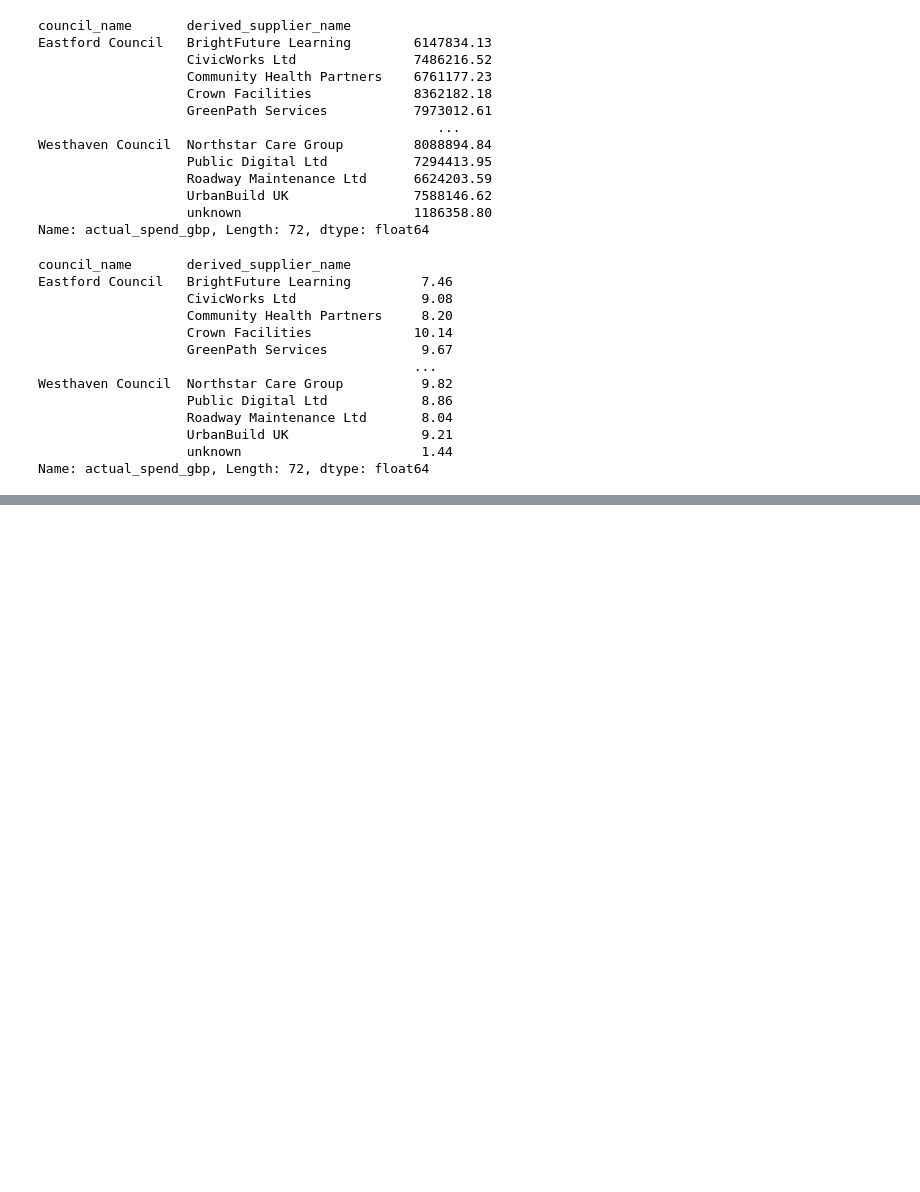
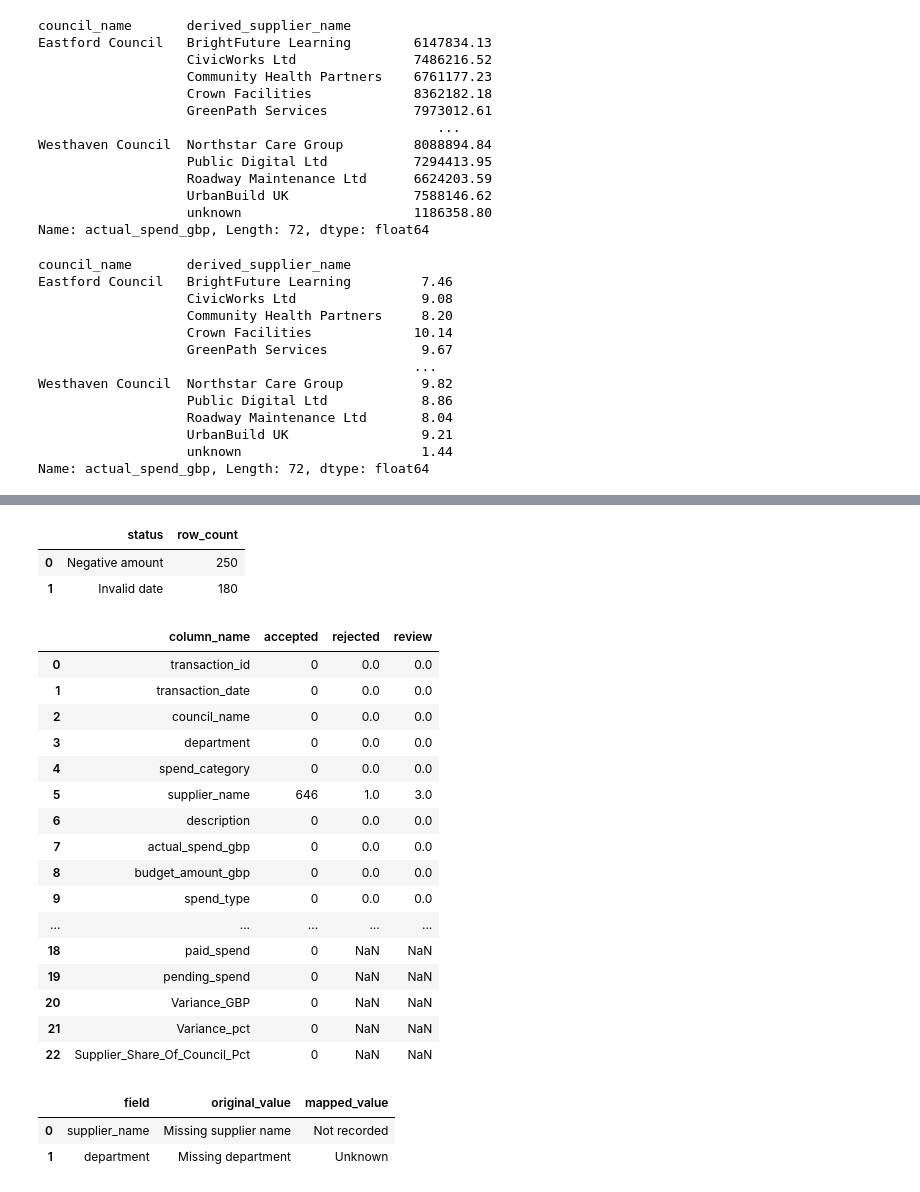
Before and after one commit to madhaviprofile59/Council-data-analysis, a Jupyter notebook: local council.ipynb, the cells around one changed output, grey strips where cells are left out. Saved outputs shown, nothing was run; the diff lists cells and outputs as text; code cells hidden in the pictures; blank space fills up the shorter version.

Commit message:
updating python file to generate csv file with data

```diff
--- a/local council.ipynb
+++ b/local council.ipynb
@@ -876,3 +835,60 @@ Files exported to: C:\Users\madha\Downloads\Council_SQL_Output
+# %%
+exception_counts = Derived_Reason_code['status'].value_counts(dropna=False).reset_index(name='row_count')
+display(exception_counts)
+# %% [output]
+|  | status | row_count |
+| 0 | Negative amount | 250 |
+| 1 | Invalid date | 180 |
+# %%
+null_counts = pd.concat(
+    [
+        derived_accepted_data.isna().sum().rename('accepted'),
+        derived_rejected_data.isna().sum().rename('rejected'),
+        derived_review_data.isna().sum().rename('review')
+    ],
+    axis=1
+).rename_axis('column_name').reset_index()
+
+null_counts
+# %% [output]
+|  | column_name | accepted | rejected | review |
+| 0 | transaction_id | 0 | 0.0 | 0.0 |
+| 1 | transaction_date | 0 | 0.0 | 0.0 |
+| 2 | council_name | 0 | 0.0 | 0.0 |
+| 3 | department | 0 | 0.0 | 0.0 |
+| 4 | spend_category | 0 | 0.0 | 0.0 |
+| 5 | supplier_name | 646 | 1.0 | 3.0 |
+| 6 | description | 0 | 0.0 | 0.0 |
+| 7 | actual_spend_gbp | 0 | 0.0 | 0.0 |
+| 8 | budget_amount_gbp | 0 | 0.0 | 0.0 |
+| 9 | spend_type | 0 | 0.0 | 0.0 |
+| ... | ... | ... | ... | ... |
+| 18 | paid_spend | 0 | NaN | NaN |
+| 19 | pending_spend | 0 | NaN | NaN |
+| 20 | Variance_GBP | 0 | NaN | NaN |
+| 21 | Variance_pct | 0 | NaN | NaN |
+| 22 | Supplier_Share_Of_Council_Pct | 0 | NaN | NaN |
+# %%
+mappings_applied = pd.DataFrame({
+    'field': [
+        'supplier_name',
+        'department'
+    ],
+    'original_value': [
+        'Missing supplier name',
+        'Missing department'
+    ],
+    'mapped_value': [
+        'Not recorded',
+        'Unknown'
+    ]
+})
+
+mappings_applied
+# %% [output]
+|  | field | original_value | mapped_value |
+| 0 | supplier_name | Missing supplier name | Not recorded |
+| 1 | department | Missing department | Unknown |
 # %%
 print(derived_accepted_data.dtypes)
 # %% [output]
```
Also changed, not shown: parts of 37 cells of this notebook.
